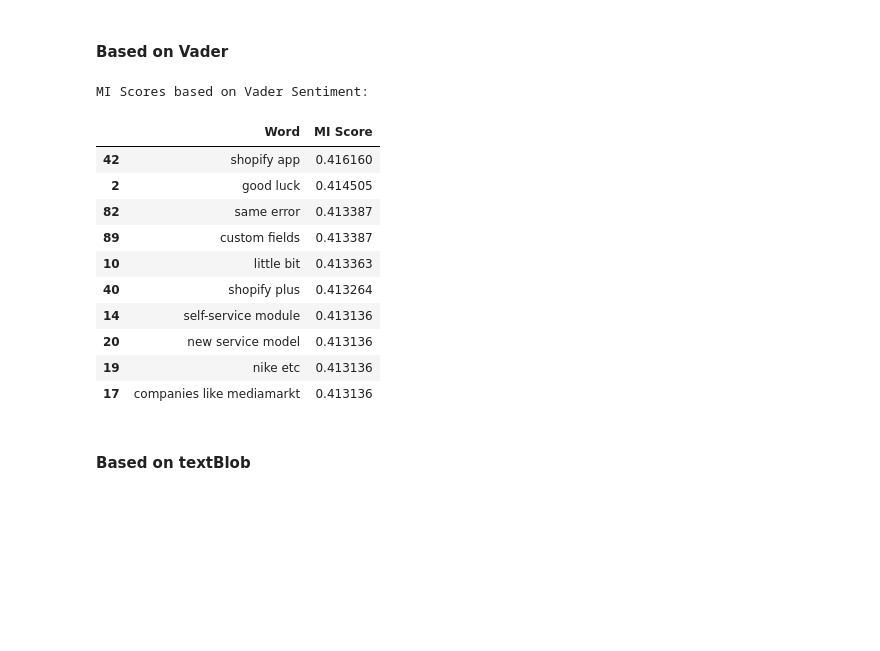
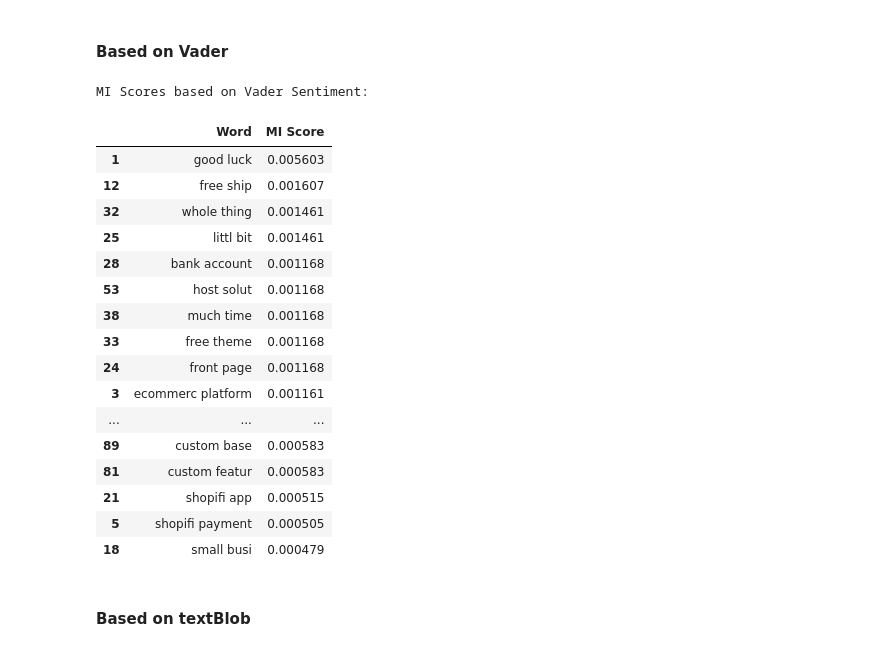
Before and after one commit to ShopifyCapstone/SocialMediaAnalyzer, a Jupyter notebook: Rizk_Jason_Text_Analysis.ipynb, the cells around one changed output. Cells and saved outputs as stored; diff of their text form; code cells hidden in the pictures; blank space fills up the shorter version.

```diff
--- a/Rizk_Jason_Text_Analysis.ipynb
+++ b/Rizk_Jason_Text_Analysis.ipynb
@@ -129,6 +207,9 @@ for cid,comment in enumerate(dataDf['bodyCopy']):
     if (len(re.findall(URL_REGEX_1,comment))>0):
         dataDf['bodyCopy'][cid] = re.sub(URL_REGEX_1,'WEBSITE_FILLER',comment)
         #print(dataDf['bodyCopy'][cid])
+
+# 2nd loop to check if post meets requirements after subbing in URL FILLER
+for cid,comment in enumerate(dataDf['bodyCopy']):
     #only keep comments with links if they mention shopify w/o it occuring in link
     if (len(re.findall(SHOPIFY_REGEX,comment))>0):
             #remove any post with 'Hiring' or 'Recent Submission History'
@@ -189,15 +273,12 @@ from collections import Counter
 import re
 #A regular expression (or RE) specifies a set of strings that matches it
 #A formal language for specifying strings
-counter_basic = Counter()
-counter_stem = Counter()
-counter_lemm = Counter()
+counter = Counter()
 for rnumb,comment in enumerate(commentKeepDf['bodyCopy']):
         #add the word in its lowercase form to the counter Container if it is not a stop word and is greather than 2 characters
-        counter_basic.update([(word.lower()) for word in extract_candidate_chunks(comment)  if word.lower() not in stop and len(word) > 2 and len(word.split())>1])
-        counter_stem.update([sbStem.stem(word.lower()) for word in extract_candidate_chunks(comment)  if word.lower() not in stop and len(word) > 2 and len(word.split())>1])
-        counter_lemm.update([wnLemm.lemmatize(word.lower()) for word in extract_candidate_chunks(comment)  if word.lower() not in stop and len(word) > 2 and len(word.split())>1])
-        if (rnumb % 100 == 1):
+        counter.update([(word.lower()) for word in get_nounPhrases(comment, minWordLength = 2) if word.lower() not in stop])
+        #print(get_nounPhrases(comment))
+        if (rnumb % 1000 == 1):
             print("processed %d reviews" % (rnumb))
 
 print("****Done****")
@@ -368,20 +415,22 @@ Number of Positive Comments based on textBlob:  350
 #Find out if a particular review has the word from topk list
 #note: needed to ad .lower else not matching all words
 
-top_k_l = counter_lemm.most_common(k)
+top_k = counter.most_common(k)
 
 freqReview = []
 #create a list, one entry for each review; the entry is binary list indicating whether this review as the term i or not in the top k
 for i in range(len(commentDf)):
-    tempCounter = Counter([wnLemm.lemmatize(word.lower()) for word in extract_candidate_chunks(commentDf['commentCol'][i])])
+    #  counter.update([(word.lower()) for word in get_nounPhrases(comment, minWordLength = 2) if word.lower() not in stop])
+
+    tempCounter = Counter([(word.lower()) for word in get_nounPhrases(commentDf['commentCol'][i], minWordLength = 2)])
     #extract_candidate_chunks(reviewDf['reviewCol'][i])
     #print(tempCounter)
-    topkinComment = [1 if tempCounter[word] > 0 else 0 for (word,wordCount) in top_k_l]
+    topkinComment = [1 if tempCounter[word] > 0 else 0 for (word,wordCount) in top_k]
     freqReview.append(topkinComment)
 
 freqReviewDf = pandas.DataFrame(freqReview)
 dfName = []
-for c in top_k_l:
+for c in top_k:
     dfName.append(c[0])
     #print(c)
 freqReviewDf.columns = dfName
@@ -402,0 +452,5 @@ finaldf = dataDf.join(finalcommentDf)
+# %%
+
+commentKeepDf_reindexed = commentKeepDf.reset_index(drop=True)
+finaldf = commentKeepDf_reindexed.join(finalcommentDf)
+#finaldf.head()
@@ -616,30 +696,36 @@ for i in range(len(finaldf)):
 # %%
 #Calculate mutual information score using scikit lean package
 import sklearn
 import sklearn.metrics as metrics
 miScore = []
-for word in top_k_l:
+for word in top_k:
     #two inputs for MI, both are binary, first indicate the class (positive or negative), second indicates if term is present in reveiw (0 = no , 1 = yes)
     #need to know which reviews are p or n and which actually contain the term to get MI
     miScore.append([word[0]]+[metrics.mutual_info_score(gtScore,finaldf[word[0]].as_matrix())])
     #question these are the MI scores for positive reviews, how do we get them for negative reviews
 miScoredf = pandas.DataFrame(miScore).sort_values(1,ascending=0)
 miScoredf.columns = ['Word','MI Score']
 print("MI Scores based on Vader Sentiment: \n")
-miScoredf.head(10)
+miScoredf.head(50)
 # %% [output]
 MI Scores based on Vader Sentiment:
 |  | Word | MI Score |
-| 42 | shopify app | 0.416160 |
-| 2 | good luck | 0.414505 |
-| 82 | same error | 0.413387 |
-| 89 | custom fields | 0.413387 |
-| 10 | little bit | 0.413363 |
-| 40 | shopify plus | 0.413264 |
-| 14 | self-service module | 0.413136 |
-| 20 | new service model | 0.413136 |
-| 19 | nike etc | 0.413136 |
-| 17 | companies like mediamarkt | 0.413136 |
+| 1 | good luck | 0.005603 |
+| 12 | free ship | 0.001607 |
+| 32 | whole thing | 0.001461 |
+| 25 | littl bit | 0.001461 |
+| 28 | bank account | 0.001168 |
+| 53 | host solut | 0.001168 |
+| 38 | much time | 0.001168 |
+| 33 | free theme | 0.001168 |
+| 24 | front page | 0.001168 |
+| 3 | ecommerc platform | 0.001161 |
+| ... | ... | ... |
+| 89 | custom base | 0.000583 |
+| 81 | custom featur | 0.000583 |
+| 21 | shopifi app | 0.000515 |
+| 5 | shopifi payment | 0.000505 |
+| 18 | small busi | 0.000479 |
 # %% [markdown]
 #### Based on textBlob
 # %%
```
Also changed, not shown: parts of 48 cells of this notebook.
